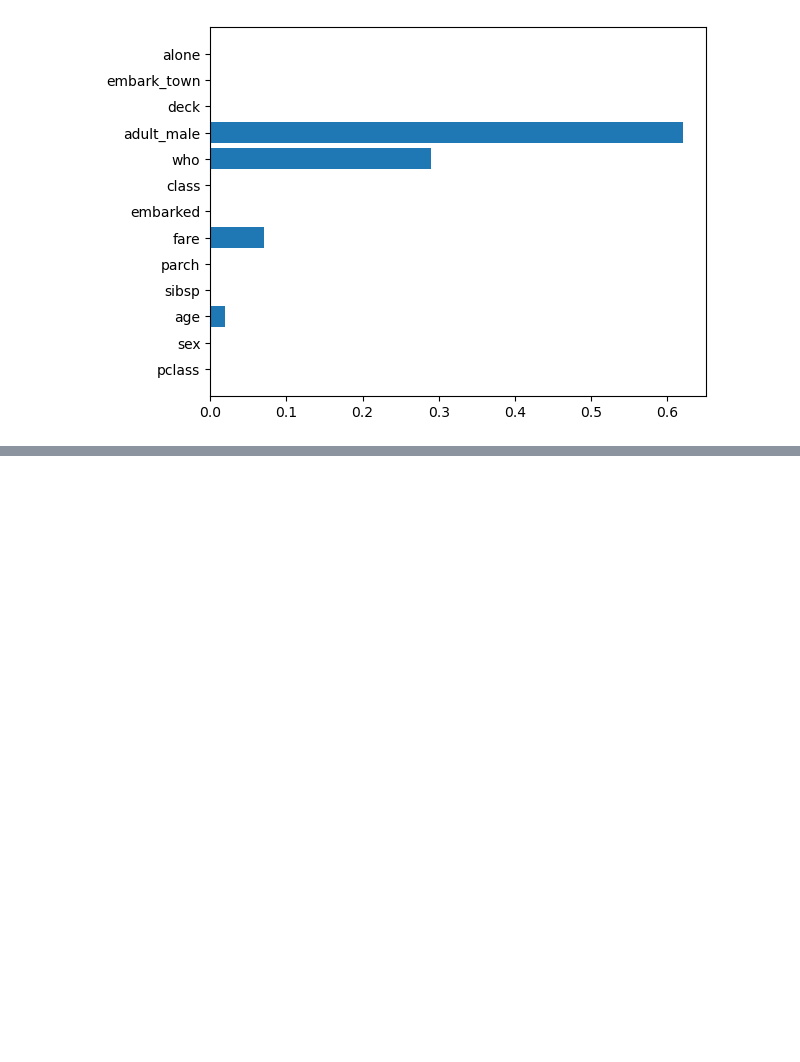
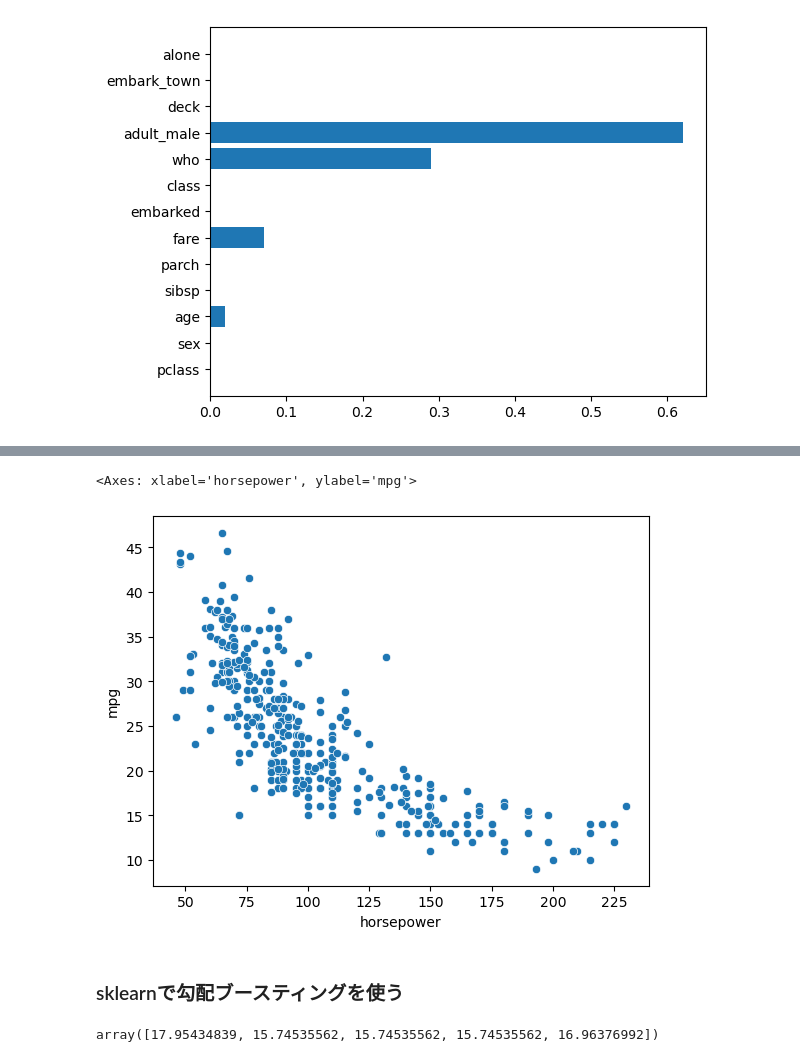
Before and after one commit to yunozon/datascience-py, a Jupyter notebook: study/Boosting.ipynb, the cells around one changed output, grey strips where cells are left out. Saved outputs shown, nothing was run; the diff lists cells and outputs as text; code cells hidden in the pictures; blank space fills up the shorter version.

```diff
--- a/study/Boosting.ipynb
+++ b/study/Boosting.ipynb
@@ -55,0 +119,4 @@ plt.barh(X.columns, ada.feature_importances_)
+# %%
+import seaborn as sns
+df = sns.load_dataset('mpg')
+df.dropna(inplace=True)
@@ -55,0 +158,10 @@ plt.barh(X.columns, ada.feature_importances_)
+# %%
+# データ準備
+X = df['horsepower'].values.reshape(-1, 1)
+y = df['mpg'].values
+sns.scatterplot(x=df['horsepower'], y=df['mpg'])
+# %% [output]
+<Axes: xlabel='horsepower', ylabel='mpg'>
+[figure, added]
+# %% [markdown]
+### sklearnで勾配ブースティングを使う
@@ -55,0 +171,4 @@ plt.barh(X.columns, ada.feature_importances_)
+# %%
+gbr.predict(X)[:5]
+# %% [output]
+array([17.95434839, 15.74535562, 15.74535562, 15.74535562, 16.96376992])
```
Also changed, not shown: parts of 32 cells of this notebook, 3 other files.
